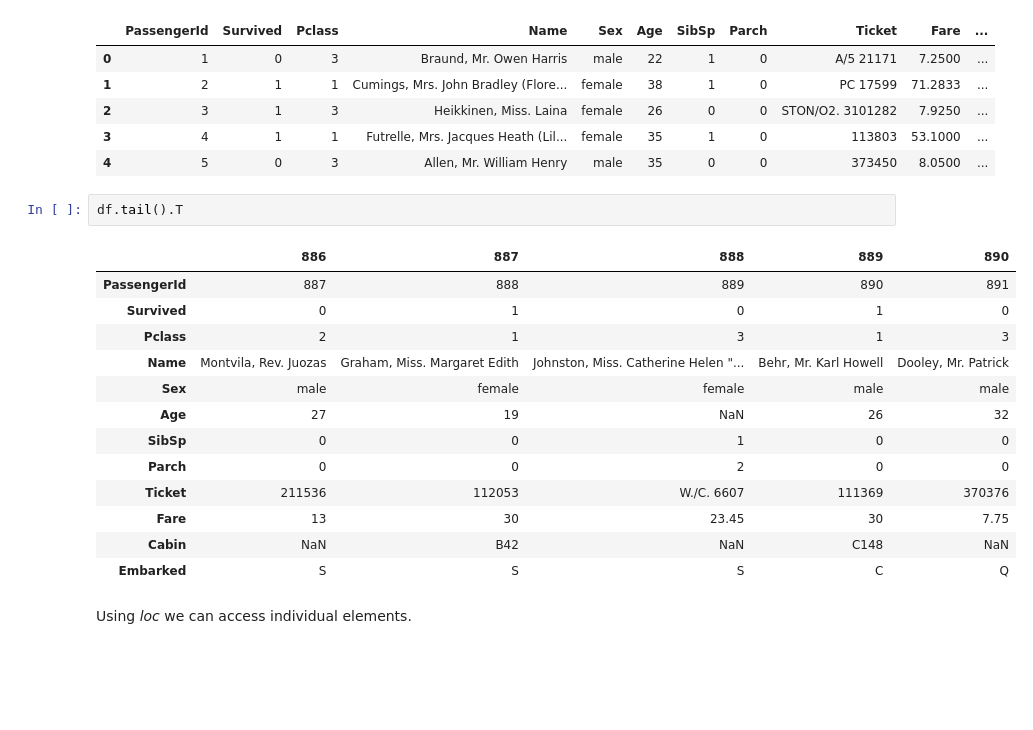
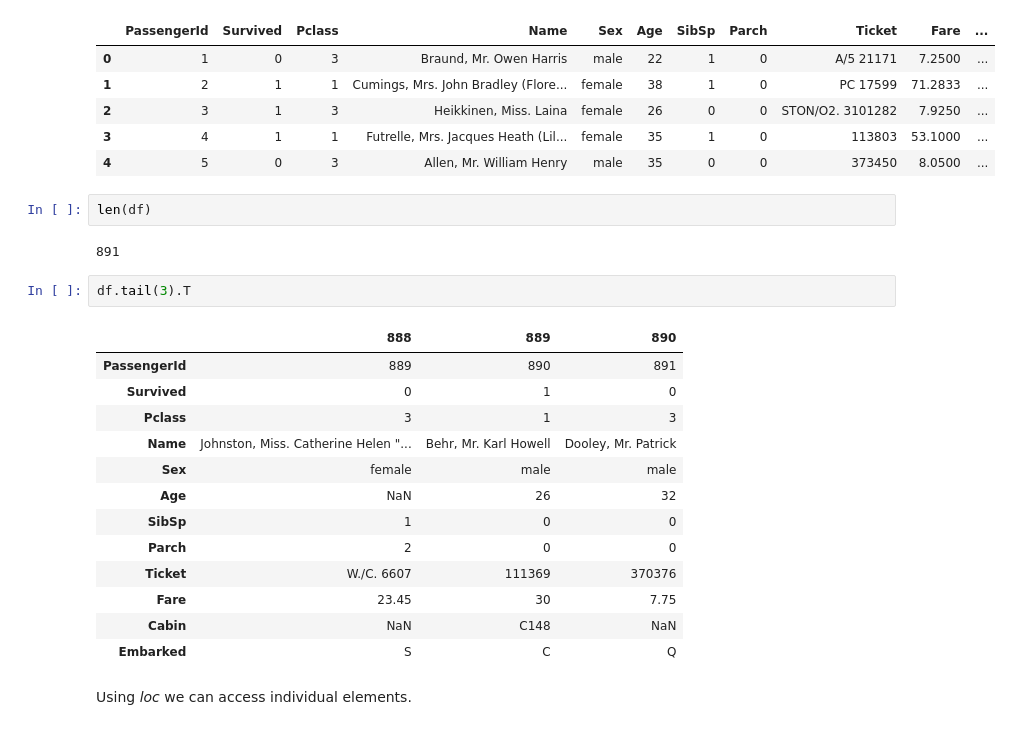
Before and after one commit to schmit/cme193-ipython-notebooks-lecture, a Jupyter notebook: 2. Pandas.ipynb, the cells around one changed output. Cells and saved outputs as stored; diff of their text form; blank space fills up the shorter version.

```diff
--- a/2. Pandas.ipynb
+++ b/2. Pandas.ipynb
@@ -42,22 +42,26 @@ df.head()
 | 2 | 3 | 1 | 3 | Heikkinen, Miss. Laina | female | 26 | 0 | 0 | STON/O2. 3101282 | 7.9250 | ... |
 | 3 | 4 | 1 | 1 | Futrelle, Mrs. Jacques Heath (Lil... | female | 35 | 1 | 0 | 113803 | 53.1000 | ... |
 | 4 | 5 | 0 | 3 | Allen, Mr. William Henry | male | 35 | 0 | 0 | 373450 | 8.0500 | ... |
+# %%
+len(df)
+# %% [output]
+891
 # %%
-df.tail().T
+df.tail(3).T
 # %% [output]
-|  | 886 | 887 | 888 | 889 | 890 |
-| PassengerId | 887 | 888 | 889 | 890 | 891 |
-| Survived | 0 | 1 | 0 | 1 | 0 |
-| Pclass | 2 | 1 | 3 | 1 | 3 |
-| Name | Montvila, Rev. Juozas | Graham, Miss. Margaret Edith | Johnston, Miss. Catherine Helen "... | Behr, Mr. Karl Howell | Dooley, Mr. Patrick |
-| Sex | male | female | female | male | male |
-| Age | 27 | 19 | NaN | 26 | 32 |
-| SibSp | 0 | 0 | 1 | 0 | 0 |
-| Parch | 0 | 0 | 2 | 0 | 0 |
-| Ticket | 211536 | 112053 | W./C. 6607 | 111369 | 370376 |
-| Fare | 13 | 30 | 23.45 | 30 | 7.75 |
-| Cabin | NaN | B42 | NaN | C148 | NaN |
-| Embarked | S | S | S | C | Q |
+|  | 888 | 889 | 890 |
+| PassengerId | 889 | 890 | 891 |
+| Survived | 0 | 1 | 0 |
+| Pclass | 3 | 1 | 3 |
+| Name | Johnston, Miss. Catherine Helen "... | Behr, Mr. Karl Howell | Dooley, Mr. Patrick |
+| Sex | female | male | male |
+| Age | NaN | 26 | 32 |
+| SibSp | 1 | 0 | 0 |
+| Parch | 2 | 0 | 0 |
+| Ticket | W./C. 6607 | 111369 | 370376 |
+| Fare | 23.45 | 30 | 7.75 |
+| Cabin | NaN | C148 | NaN |
+| Embarked | S | C | Q |
 # %% [markdown]
 Using *loc* we can access individual elements.
 # %%
```
Also changed, not shown: parts of 1 cell of this notebook, 3 other files.
